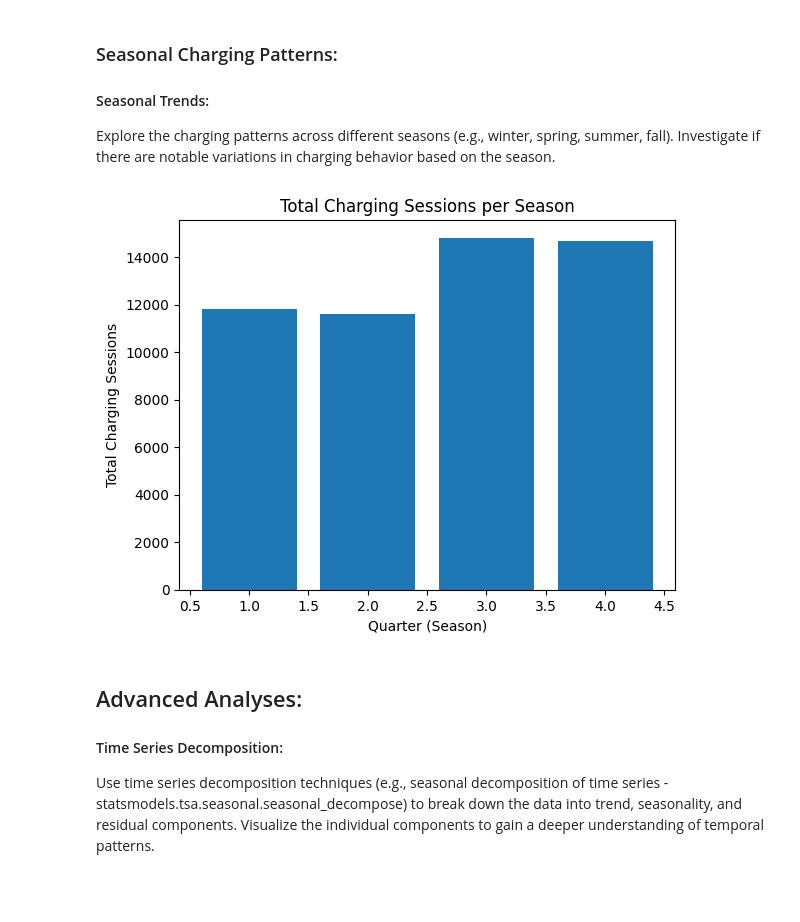
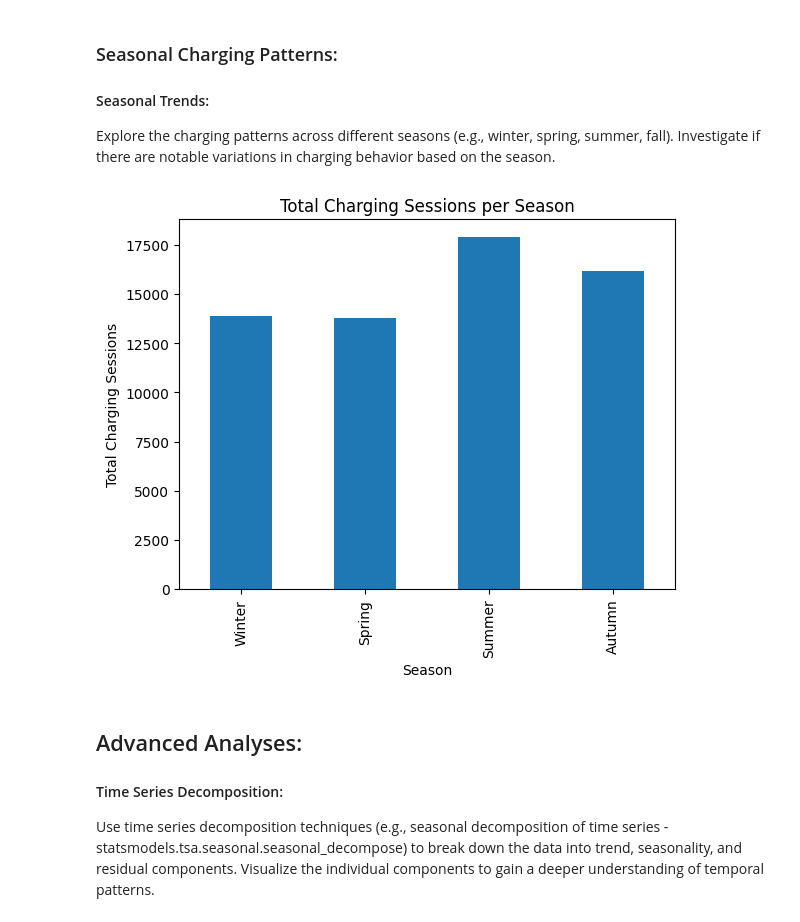
Before and after one commit to S0PEX/AA_Team_9_WS23, a Jupyter notebook: temporal_patterns_seasonality.ipynb, the cells around one changed output. Saved outputs shown, nothing was run; the diff lists cells and outputs as text; code cells hidden in the pictures; blank space fills up the shorter version.

Commit message:
fix: labeling of seasons

```diff
--- a/temporal_patterns_seasonality.ipynb
+++ b/temporal_patterns_seasonality.ipynb
@@ -94,15 +94,46 @@ plt.show()
 #### Seasonal Trends:
 Explore the charging patterns across different seasons (e.g., winter, spring, summer, fall).
 Investigate if there are notable variations in charging behavior based on the season.
-# %%
-seasonal_counts = df_exploration.groupby(df_exploration.index.quarter).size()
-plt.bar(seasonal_counts.index, seasonal_counts)
-plt.xlabel('Quarter (Season)')
-plt.ylabel('Total Charging Sessions')
-plt.title('Total Charging Sessions per Season')
-plt.show()
-# %% [output]
-[figure, removed]
+# %%
+import pandas as pd
+import matplotlib.pyplot as plt
+
+# Angenommen df_exploration hat einen Datetime-Index
+
+# Definition der Jahreszeiten basierend auf den Monaten
+seasons = {
+    'Winter': [12, 1, 2],    # Dezember, Januar, Februar
+    'Spring': [3, 4, 5],   # März, April, Mai
+    'Summer': [6, 7, 8],     # Juni, Juli, August
+    'Autumn': [9, 10, 11]    # September, Oktober, November
+}
+
+# Funktion zum Zuordnen der Jahreszeiten basierend auf dem Monat
+def get_season(month):
+    for season, months in seasons.items():
+        if month in months:
+            return season
+
+# Gruppieren nach Monat und Berechnung der Größe jeder Gruppe
+monthly_counts = df_exploration.groupby(df_exploration.index.month).size()
+
+# Verknüpfen der Monate mit den Jahreszeiten
+seasonal_counts = monthly_counts.groupby(get_season).sum()
+
+desired_order = ['Winter', 'Spring', 'Summer', 'Autumn']
+seasonal_counts = seasonal_counts.reindex(desired_order)
+
+# Erstellen des Balkendiagramms
+seasonal_counts.plot(kind='bar')
+
+# Beschriftung der Achsen und Titel
+plt.xlabel('Season')
+plt.ylabel('Total Charging Sessions')
+plt.title('Total Charging Sessions per Season')
+
+plt.show()
+# %% [output]
+[figure, added]
 # %% [markdown]
 ## Advanced Analyses:
 #### Time Series Decomposition:
```
